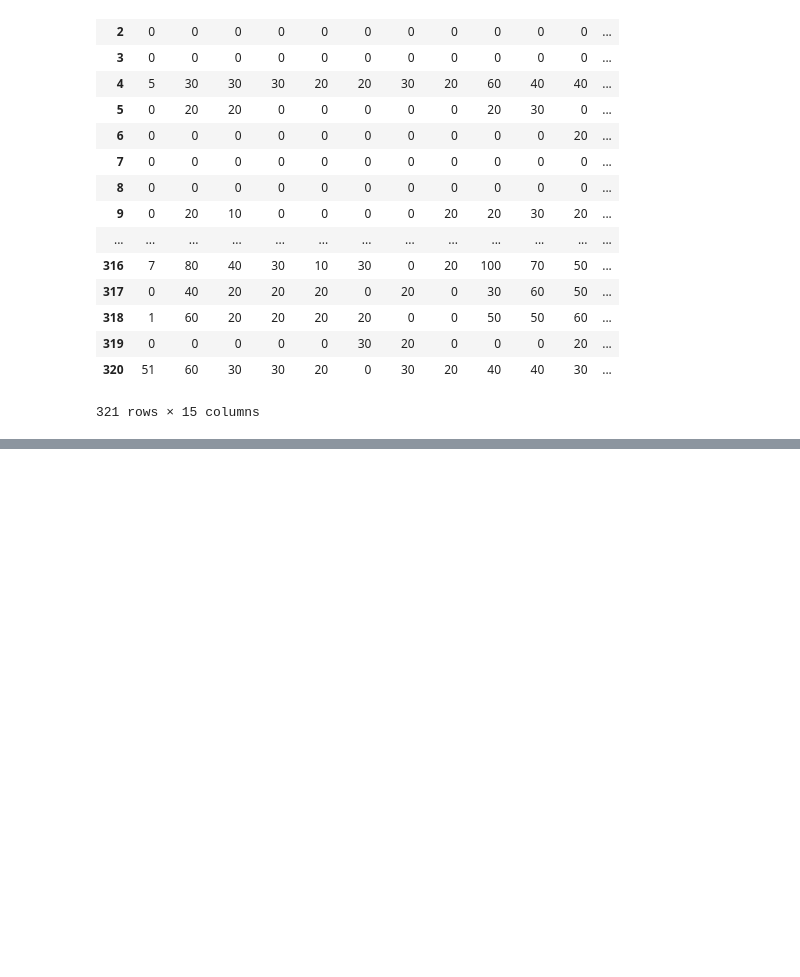
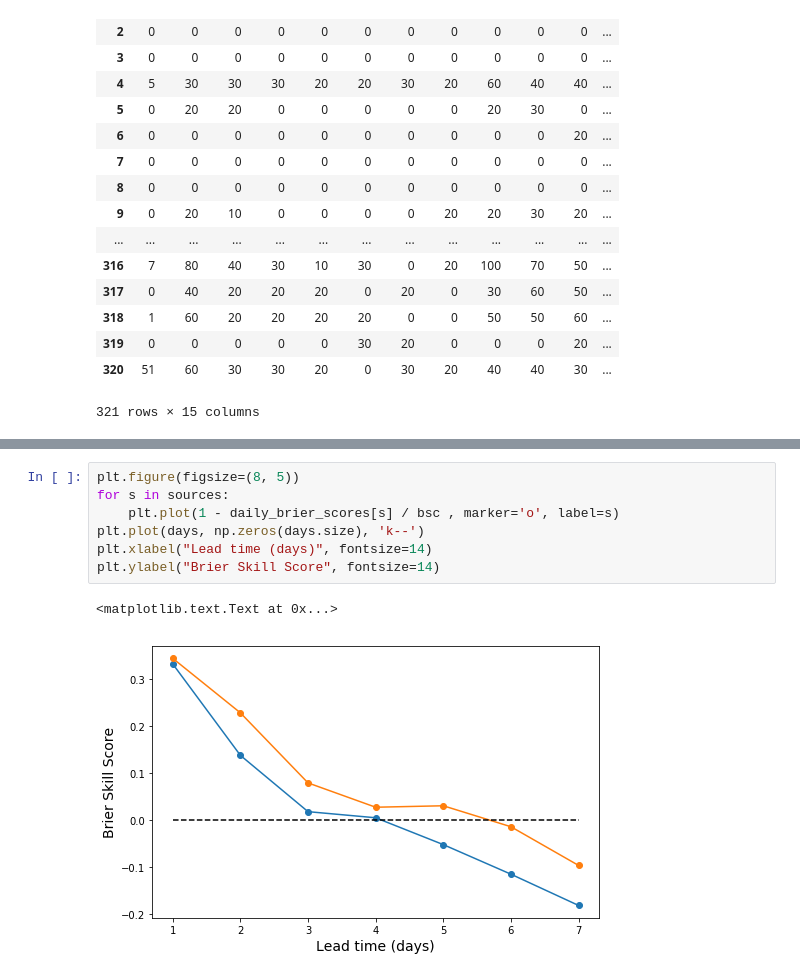
Before and after one commit to djgagne/ncstate_fall_2017, a Jupyter notebook: ProbabilityVerification.ipynb, the cells around one changed output, grey strips where cells are left out. Cells and saved outputs as stored; diff of their text form; blank space fills up the shorter version.

```diff
--- a/ProbabilityVerification.ipynb
+++ b/ProbabilityVerification.ipynb
@@ -89 +97,11 @@ plt.ylabel("Brier Score", fontsize=14)
+# %%
+plt.figure(figsize=(8, 5))
+for s in sources:
+    plt.plot(1 - daily_brier_scores[s] / bsc , marker='o', label=s)
+plt.plot(days, np.zeros(days.size), 'k--')
+plt.xlabel("Lead time (days)", fontsize=14)
+plt.ylabel("Brier Skill Score", fontsize=14)
+# %% [output]
+<matplotlib.text.Text at 0x...>
+[figure, added]
 # %% [markdown]
```
Also changed, not shown: parts of 15 cells of this notebook.
